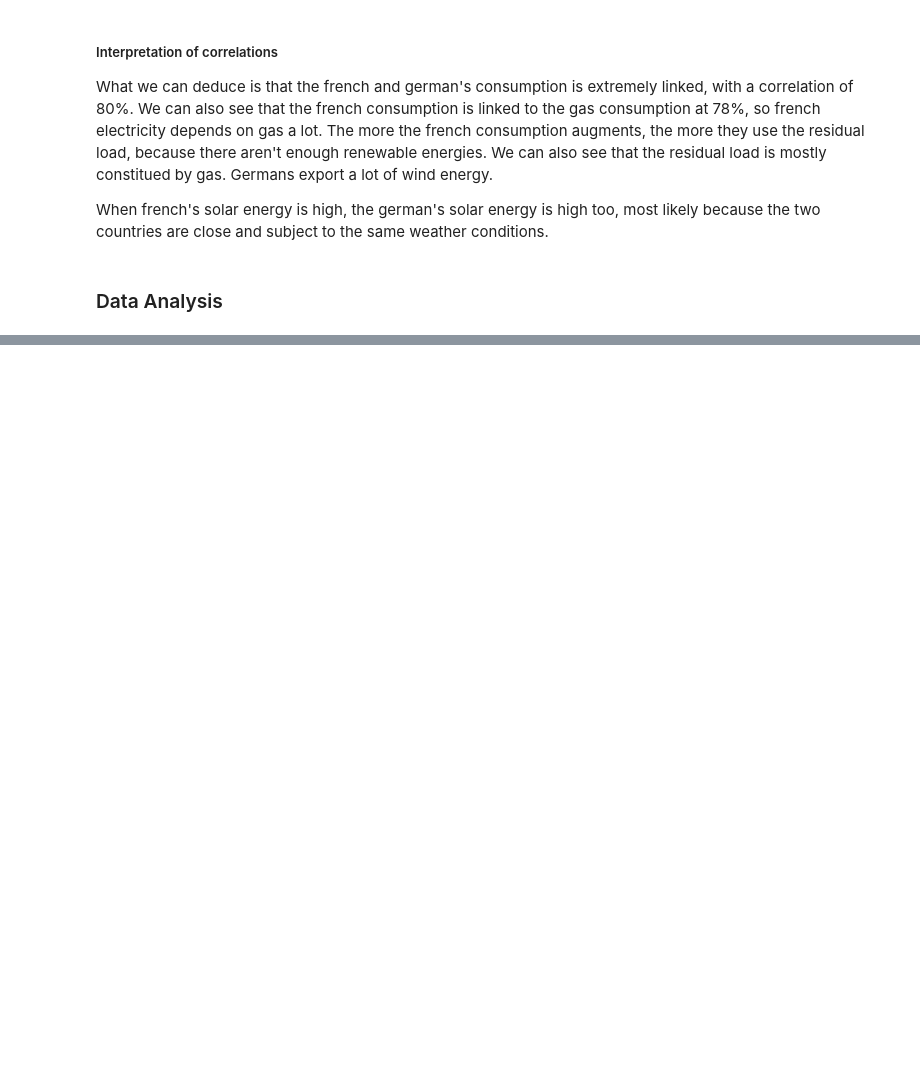
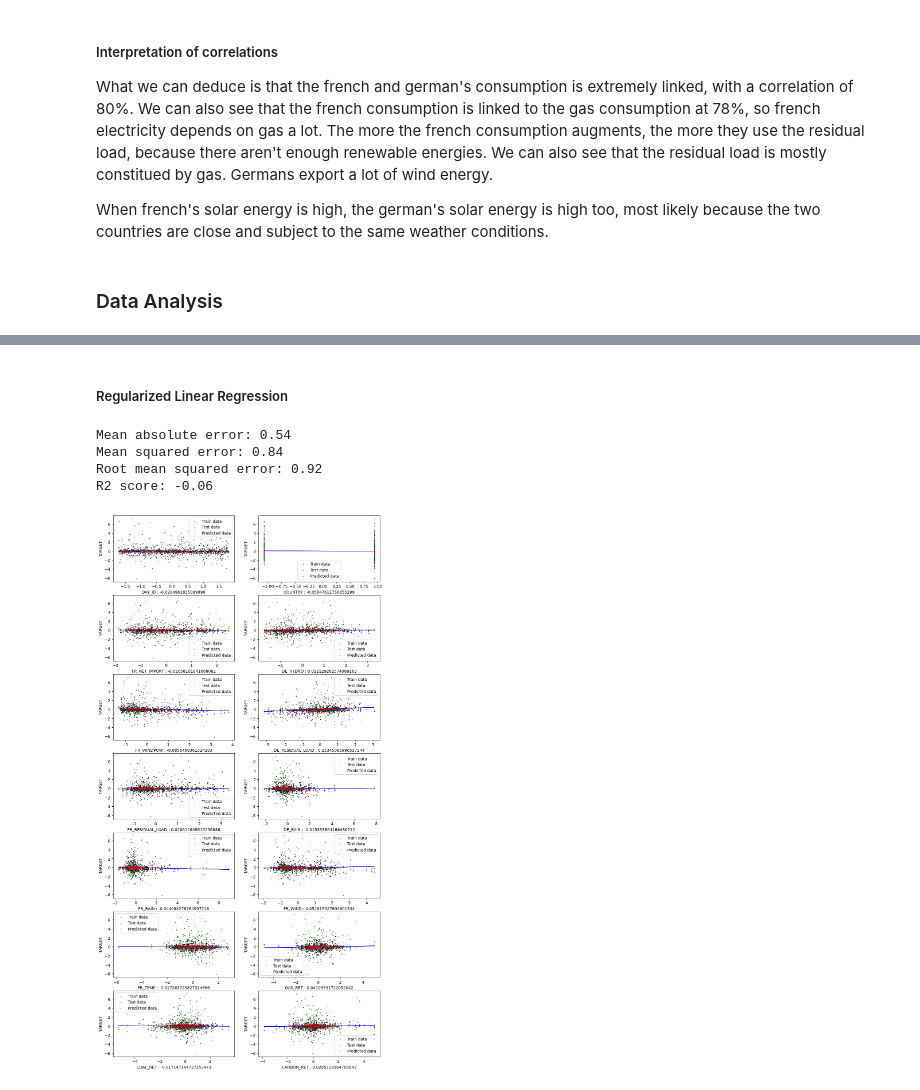
Before and after one commit to Blyzi/electricity-price-machine-learning, a Jupyter notebook: main.ipynb, the cells around one changed output, grey strips where cells are left out. Saved outputs shown, nothing was run; the diff lists cells and outputs as text; code cells hidden in the pictures; blank space fills up the shorter version.

```diff
--- a/main.ipynb
+++ b/main.ipynb
@@ -264,0 +257,18 @@ for i, j in enumerate(X.columns):
+# %% [markdown]
+##### Regularized Linear Regression
+# %%
+# RIDGE Regression
+
+ridge = Ridge(alpha=10)
+ridge.fit(X_train, y_train)
+y_pred = ridge.predict(X_test)
+
+print_metrics(y_test, y_pred)
+
+plot_result(X, X_train, X_test, y_train, y_test, y_pred, reg=ridge)
+# %% [output]
+Mean absolute error: 0.54
+Mean squared error: 0.84
+Root mean squared error: 0.92
+R2 score: -0.06
+[figure, added]
```
Also changed, not shown: parts of 18 cells of this notebook.
